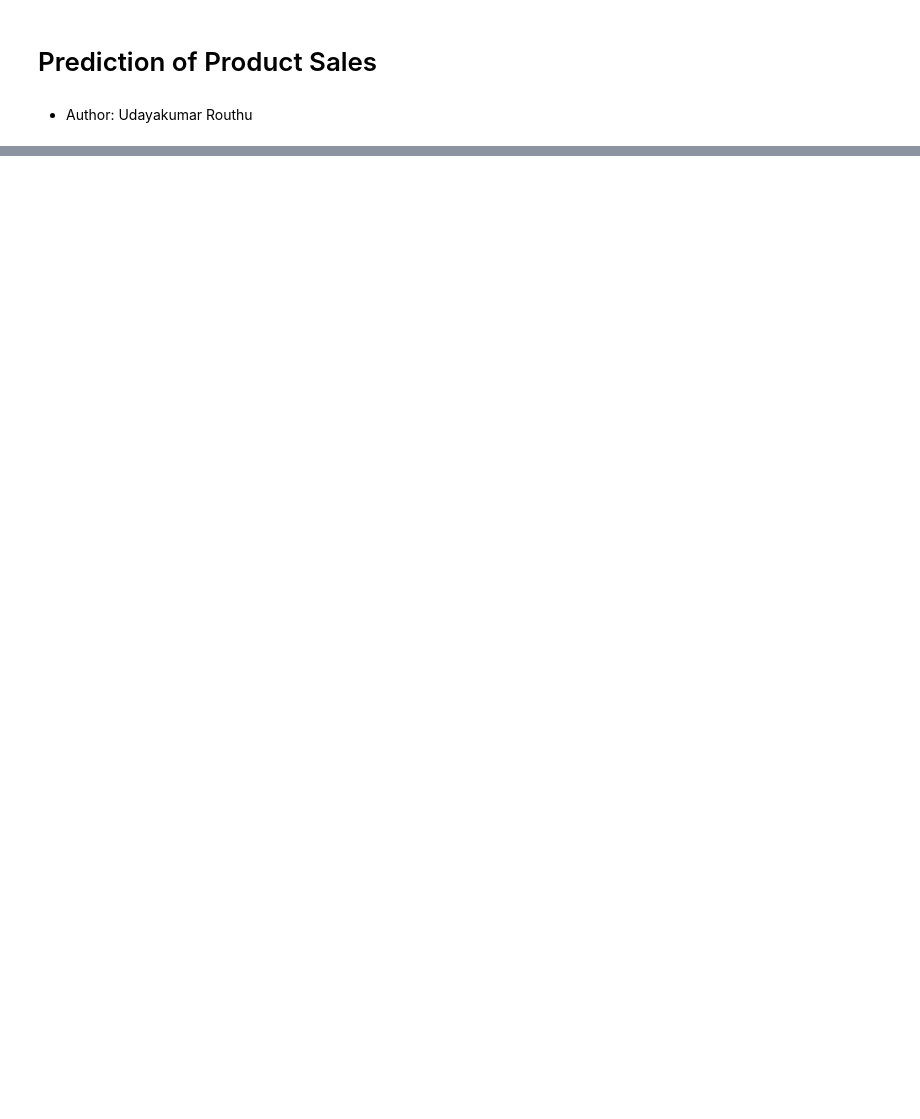
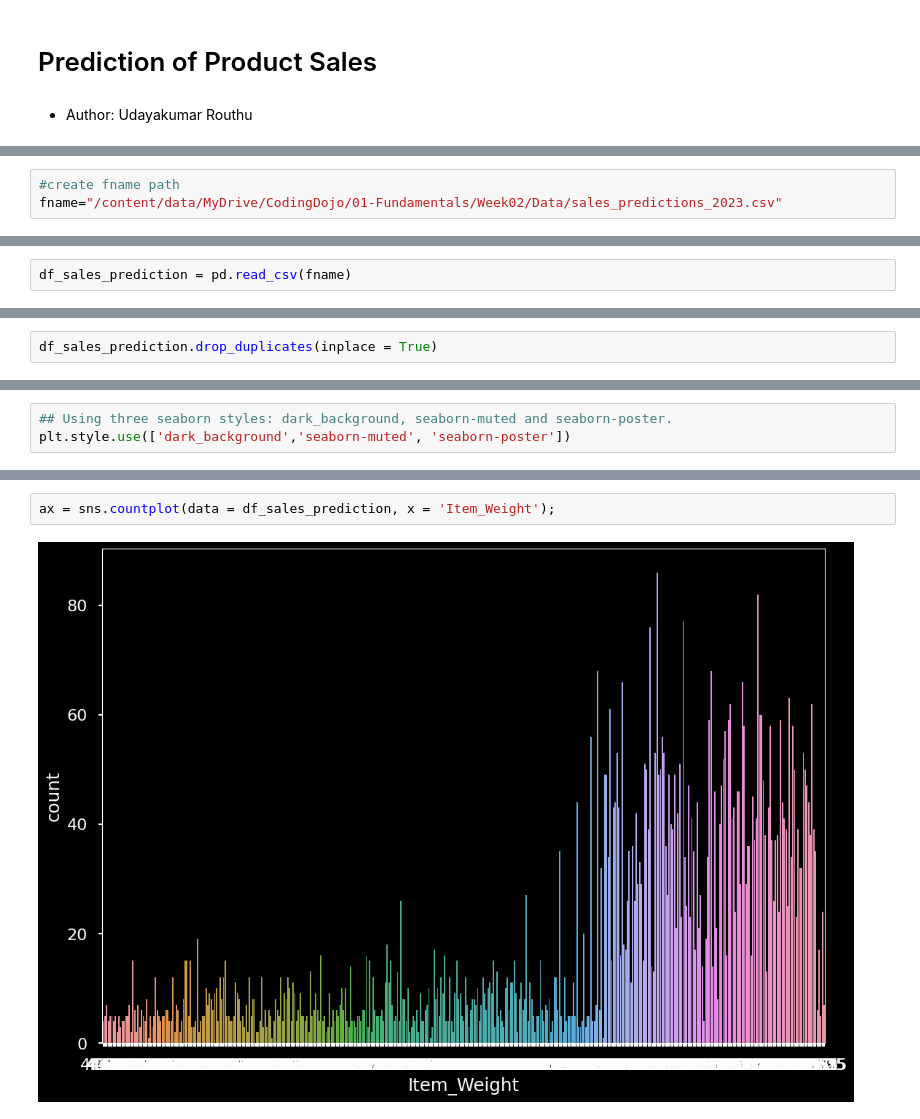
Before and after one commit to uday-routhu/Prediction-of-Product-Sales, a Jupyter notebook: Prediction_of_Product_Sales.ipynb, the cells around one changed output, grey strips where cells are left out. Cells and saved outputs as stored; diff of their text form; blank space fills up the shorter version.

```diff
--- a/Prediction_of_Product_Sales.ipynb
+++ b/Prediction_of_Product_Sales.ipynb
@@ -16,0 +70,3 @@
+# %%
+#create fname path
+fname="/content/data/MyDrive/CodingDojo/01-Fundamentals/Week02/Data/sales_predictions_2023.csv"
@@ -16,0 +75,2 @@
+# %%
+df_sales_prediction = pd.read_csv(fname)
@@ -16,0 +148,2 @@
+# %%
+df_sales_prediction.drop_duplicates(inplace = True)
@@ -16,0 +203,3 @@
+# %%
+## Using three seaborn styles: dark_background, seaborn-muted and seaborn-poster.
+plt.style.use(['dark_background','seaborn-muted', 'seaborn-poster'])
@@ -16,0 +221,4 @@
+# %%
+ax = sns.countplot(data = df_sales_prediction, x = 'Item_Weight');
+# %% [output]
+[figure, added]
```
Also changed, not shown: parts of 75 cells of this notebook.
